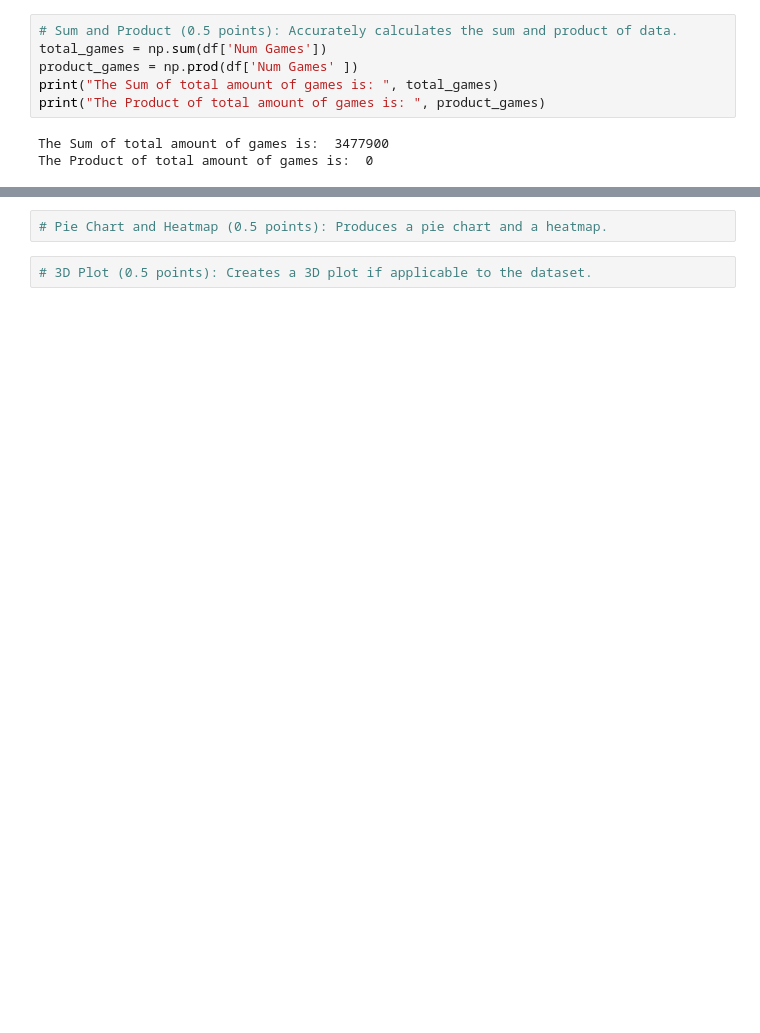
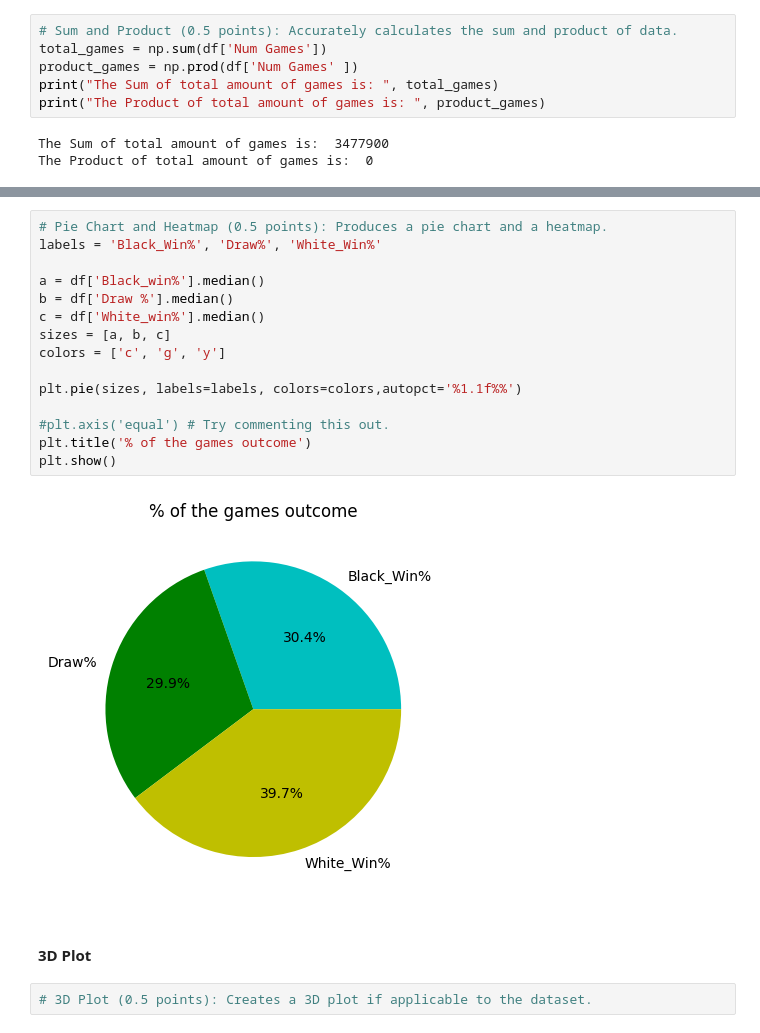
Before and after one commit to Jogitus/PythonDataAnalyticProject, a Jupyter notebook: Untitled-1.ipynb, the cells around one changed output, grey strips where cells are left out. Drawn from its saved outputs; the diff is of its cells as text; blank space fills up the shorter version.

```diff
--- a/Untitled-1.ipynb
+++ b/Untitled-1.ipynb
@@ -142,4 +214,21 @@ plt.show()
 # %%
 # Pie Chart and Heatmap (0.5 points): Produces a pie chart and a heatmap.
+labels = 'Black_Win%', 'Draw%', 'White_Win%'
+
+a = df['Black_win%'].median()
+b = df['Draw %'].median()
+c = df['White_win%'].median()
+sizes = [a, b, c]
+colors = ['c', 'g', 'y']
+
+plt.pie(sizes, labels=labels, colors=colors,autopct='%1.1f%%')
+
+#plt.axis('equal') # Try commenting this out.
+plt.title('% of the games outcome')
+plt.show()
+# %% [output]
+[figure, added]
+# %% [markdown]
+<h4>3D Plot</h4>
 # %%
 # 3D Plot (0.5 points): Creates a 3D plot if applicable to the dataset.
```
Also changed, not shown: parts of 19 cells of this notebook.
